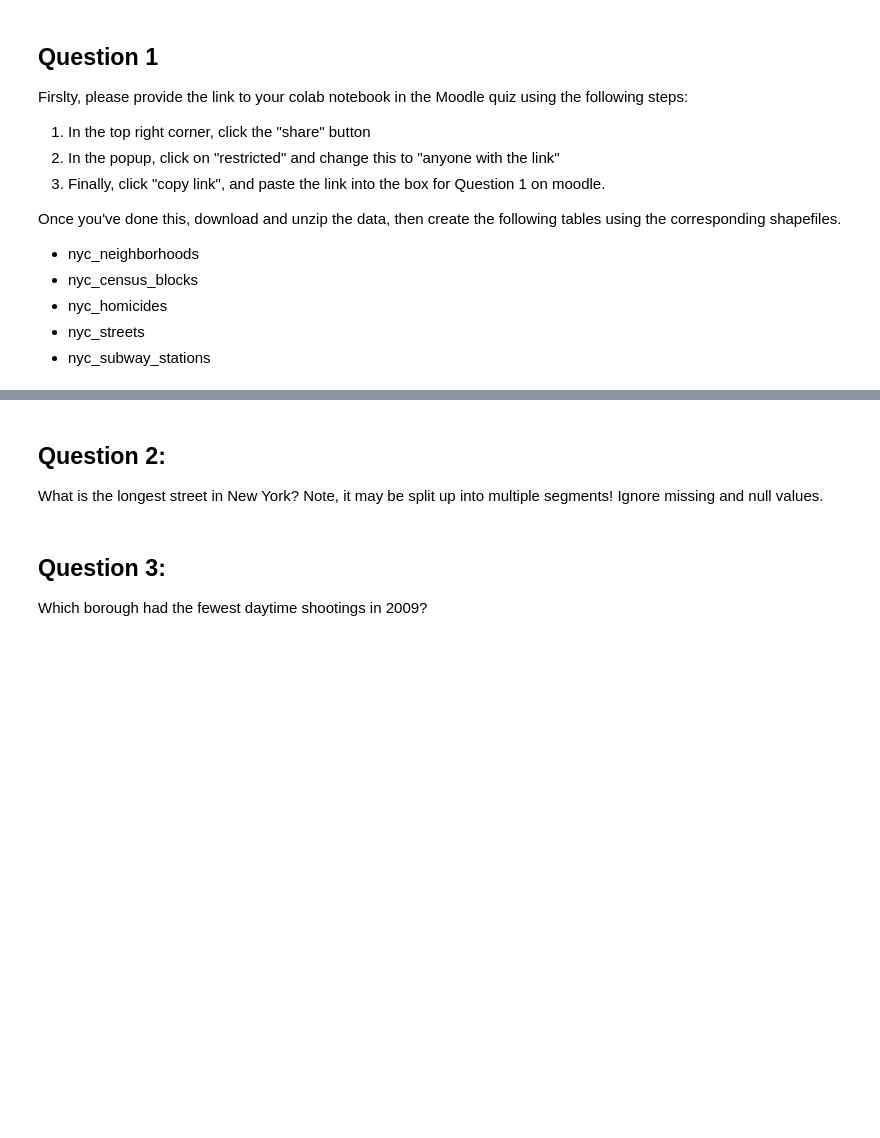
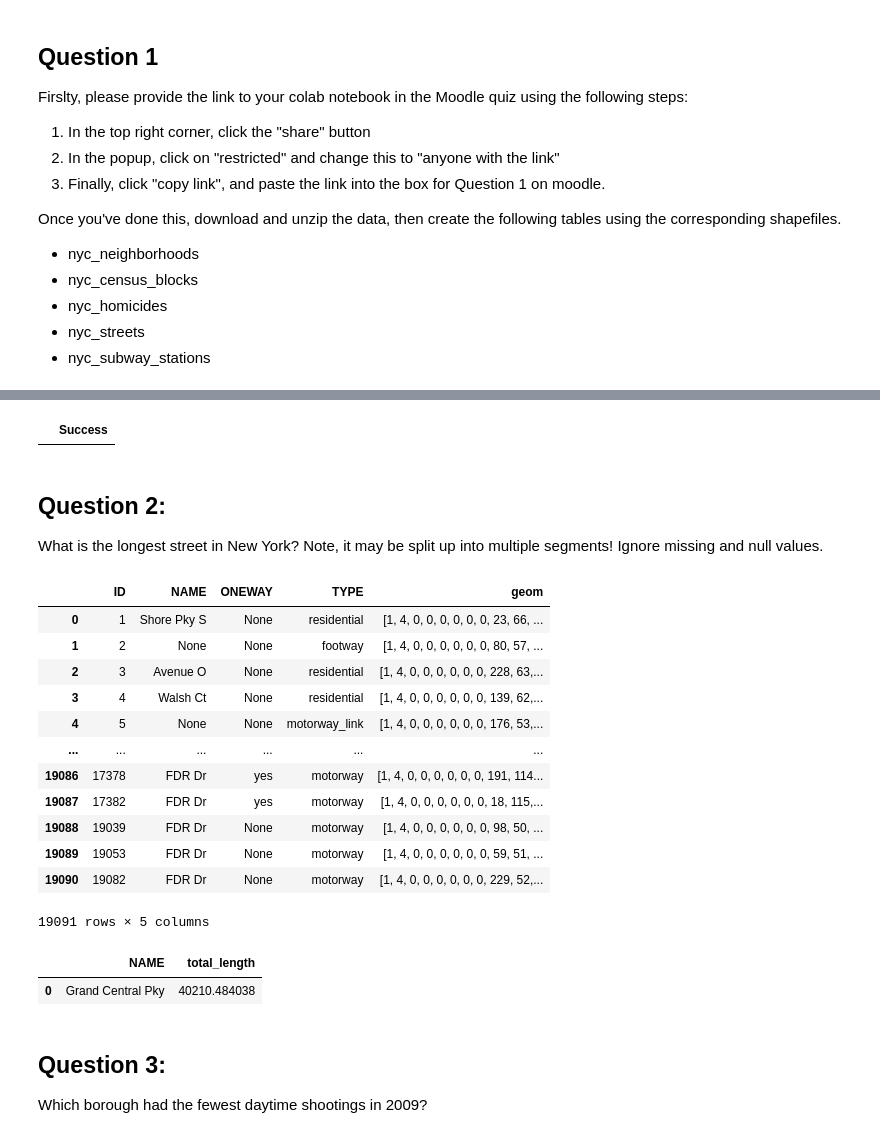
Before and after one commit to VeraLi0710/USS-study, a Jupyter notebook: W05_quiz_2025.ipynb, the cells around one changed output, grey strips where cells are left out. Cells and saved outputs as stored; diff of their text form; code cells hidden in the pictures; blank space fills up the shorter version.

```diff
--- a/W05_quiz_2025.ipynb
+++ b/W05_quiz_2025.ipynb
@@ -56,6 +79,49 @@ Once you've done this, download and unzip the data, then create the following ta
+# %%
+%%sql
+
+CREATE TABLE nyc_neighborhoods AS SELECT * FROM "postgis-workshop/data/nyc_neighborhoods.shp";
+CREATE TABLE nyc_census_blocks AS SELECT * FROM "postgis-workshop/data/nyc_census_blocks.shp";
+CREATE TABLE nyc_homicides AS SELECT * FROM "postgis-workshop/data/nyc_homicides.shp";
+CREATE TABLE nyc_streets AS SELECT * FROM "postgis-workshop/data/nyc_streets.shp";
+CREATE TABLE nyc_subway_stations AS SELECT * FROM "postgis-workshop/data/nyc_subway_stations.shp";
+# %% [output]
+|  | Success |
 # %% [markdown]
 ## Question 2:
 What is the longest street in New York? Note, it may be split up into multiple segments! Ignore missing and null values.
+# %%
+%%sql
+
+SELECT * FROM nyc_streets;
+# %% [output]
+|  | ID | NAME | ONEWAY | TYPE | geom |
+| 0 | 1 | Shore Pky S | None | residential | [1, 4, 0, 0, 0, 0, 0, 0, 23, 66, ... |
+| 1 | 2 | None | None | footway | [1, 4, 0, 0, 0, 0, 0, 0, 80, 57, ... |
+| 2 | 3 | Avenue O | None | residential | [1, 4, 0, 0, 0, 0, 0, 0, 228, 63,... |
+| 3 | 4 | Walsh Ct | None | residential | [1, 4, 0, 0, 0, 0, 0, 0, 139, 62,... |
+| 4 | 5 | None | None | motorway_link | [1, 4, 0, 0, 0, 0, 0, 0, 176, 53,... |
+| ... | ... | ... | ... | ... | ... |
+| 19086 | 17378 | FDR Dr | yes | motorway | [1, 4, 0, 0, 0, 0, 0, 0, 191, 114... |
+| 19087 | 17382 | FDR Dr | yes | motorway | [1, 4, 0, 0, 0, 0, 0, 0, 18, 115,... |
+| 19088 | 19039 | FDR Dr | None | motorway | [1, 4, 0, 0, 0, 0, 0, 0, 98, 50, ... |
+| 19089 | 19053 | FDR Dr | None | motorway | [1, 4, 0, 0, 0, 0, 0, 0, 59, 51, ... |
+| 19090 | 19082 | FDR Dr | None | motorway | [1, 4, 0, 0, 0, 0, 0, 0, 229, 52,... |
+19091 rows × 5 columns
+# %%
+%%sql
+
+SELECT NAME, total_length
+FROM (
+    SELECT NAME, SUM(ST_Length(geom)) AS total_length
+    FROM nyc_streets
+    WHERE geom IS NOT NULL AND NAME IS NOT NULL
+    GROUP BY NAME
+) AS subquery
+ORDER BY total_length DESC
+LIMIT 1;
+# %% [output]
+|  | NAME | total_length |
+| 0 | Grand Central Pky | 40210.484038 |
 # %% [markdown]
 ## Question 3:
 
```
Also changed, not shown: parts of 30 cells of this notebook.
